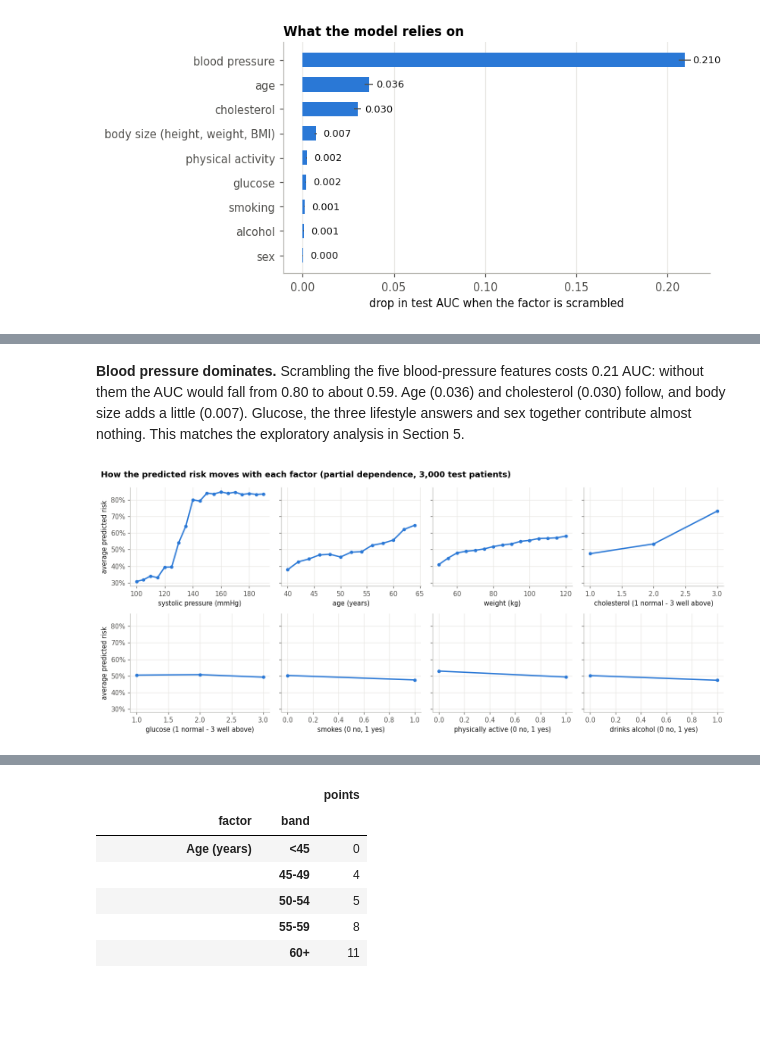
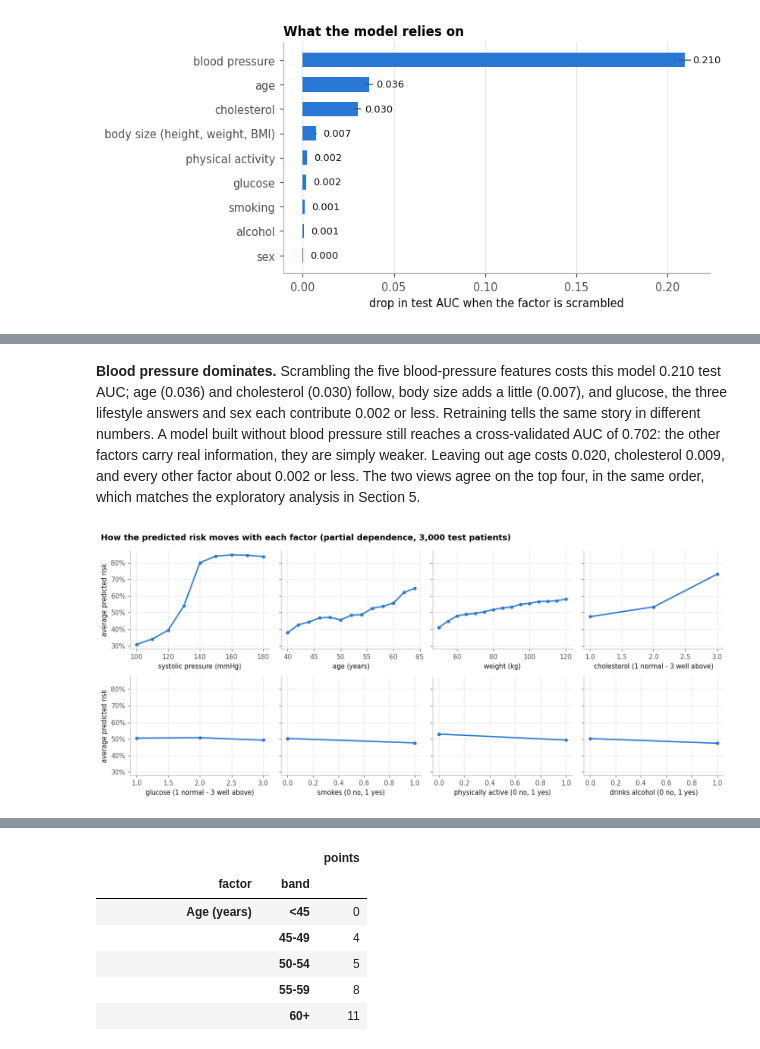
Before and after one commit to hadigghazi/cardio-risk, a Jupyter notebook: report.ipynb, the cells around one changed output, grey strips where cells are left out. Cells and saved outputs as stored; diff of their text form; code cells hidden in the pictures; blank space fills up the shorter version.

```diff
--- a/report.ipynb
+++ b/report.ipynb
@@ -486,7 +547,8 @@ replacing it.
 rows = []
 for s in STRATEGIES:
     d, _ = clean(raw, s)
-    rows.append({"strategy": s, "records": len(d),
+    d = d[d["id"].isin(train_ids)]
+    rows.append({"strategy": s, "training records": len(d),
                  "corr(systolic, cardio)": d["ap_hi"].corr(d["cardio"]),
                  "corr(diastolic, cardio)": d["ap_lo"].corr(d["cardio"]),
                  "mean systolic": d["ap_hi"].mean(), "max systolic": d["ap_hi"].max()})
@@ -862,7 +966,7 @@ def framingham_terms(df: pd.DataFrame) -> np.ndarray:
 def framingham_risk(df: pd.DataFrame) -> pd.Series:
     """Published Framingham 10-year CVD risk, as a clinician would compute it, with nothing refitted."""
     terms = framingham_terms(df)
-    risk = np.empty(len(df))
+    risk = np.full(len(df), np.nan)
     for male, c in FRAMINGHAM.items():
         rows = df["male"].to_numpy() == male
         beta = np.array([c["ln_age"], c["ln_bmi"], c["ln_sbp"], c["smoke"], c["diabetes"]])
@@ -1314,12 +1542,13 @@ interval. If an interval excludes zero, the difference is unlikely to be chance.
 # %%
 pairs = [(chosen, other) for other in ["Random forest", "Neural network (MLP)", "Logistic regression",
-                                        "Framingham form (refit)", "Systolic pressure alone"]]
+                                        "Framingham form (refit)", "Systolic pressure alone"] if other != chosen]
 diffs = []
 for a, b in pairs:
     d = auc_boot[a] - auc_boot[b]
     lo, hi = interval(d)
-    diffs.append({"comparison": f"{a} − {b}", "AUC difference": roc_auc_score(y_test, test_scores[a])
-                  - roc_auc_score(y_test, test_scores[b]), "95% CI": f"{lo:+.4f} to {hi:+.4f}",
-                  "excludes zero": lo > 0 or hi < 0})
+    blo, bhi = interval(d, level=1 - 0.05 / len(pairs))
+    diffs.append({"comparison": f"{a} − {b}",
+                  "AUC difference": roc_auc_score(y_test, test_scores[a]) - roc_auc_score(y_test, test_scores[b]),
+                  "95% CI": f"{lo:+.4f} to {hi:+.4f}", f"{1 - 0.05 / len(pairs):.0%} CI (adjusted)": f"{blo:+.4f} to {bhi:+.4f}"})
 pd.DataFrame(diffs).set_index("comparison").style.format({"AUC difference": "{:+.4f}"})
 # %% [output]
@@ -1432,7 +1662,11 @@ def grouped_permutation_importance(model, df: pd.DataFrame, groups: dict = FEATU
 
 def partial_dependence_curve(model, df: pd.DataFrame, feature: str, values) -> pd.Series:
     """Average predicted risk when every patient's `feature` is set to each value in turn, with the
-    features derived from it recomputed, so the model never sees an impossible combination."""
+    features derived from it recomputed, so the model never sees an impossible combination.
+
+    For systolic pressure, a diastolic reading that would reach the new systolic value is capped 10 mmHg
+    below it; at the low end of the curve this also lowers some diastolic readings (about 7% of patients
+    at 100 mmHg, under 1% from 120 mmHg up), so that end is not a pure systolic effect."""
     out = {}
     for v in values:
         d = df.copy()
@@ -1442,6 +1676,26 @@ def partial_dependence_curve(model, df: pd.DataFrame, feature: str, values) -> p
         d = add_features(d.drop(columns=DERIVED_FEATURES))
         out[v] = model.predict_proba(d[FEATURES])[:, 1].mean()
     return pd.Series(out, name=feature)
+
+
+def drop_group_importance(estimator, train: pd.DataFrame, groups: dict = FEATURE_GROUPS,
+                          n_jobs: int = N_JOBS) -> pd.DataFrame:
+    """Cross-validated AUC (training patients) of the same model retrained without each group of
+    features. Unlike permutation importance, this asks what the data can do without a group, not how
+    much one fitted model leans on it."""
+    from sklearn.base import clone
+    from sklearn.model_selection import cross_val_score
+
+    def cv_auc(cols):
+        return cross_val_score(clone(estimator), train[cols], train[TARGET], cv=cv_splitter(),
+                               scoring="roc_auc", n_jobs=n_jobs).mean()
+
+    full = cv_auc(FEATURES)
+    rows = [{"features left out": "none (all 15)", "CV AUC": full, "AUC lost": 0.0}]
+    for name, cols in groups.items():
+        auc = cv_auc([f for f in FEATURES if f not in cols])
+        rows.append({"features left out": name, "CV AUC": auc, "AUC lost": full - auc})
+    return pd.DataFrame(rows).set_index("features left out")
 # %%
 importance = grouped_permutation_importance(final, test)
 
@@ -1460,31 +1730,34 @@ plt.show()
 # %% [markdown]
-**Blood pressure dominates.** Scrambling the five blood-pressure features costs 0.21 AUC: without
-them the AUC would fall from 0.80 to about 0.59. Age (0.036) and cholesterol (0.030) follow,
-and body size adds a little (0.007). Glucose, the three lifestyle answers and sex together contribute
-almost nothing. This matches the exploratory analysis in Section 5.
+**Blood pressure dominates.** Scrambling the five blood-pressure features costs this model 0.210 test
+AUC; age (0.036) and cholesterol (0.030) follow, body size adds a little (0.007), and glucose, the
+three lifestyle answers and sex each contribute 0.002 or less. Retraining tells the same story
+in different numbers. A model built without blood pressure still reaches a cross-validated AUC of
+0.702: the other factors carry real information, they are simply weaker. Leaving out age costs
+0.020, cholesterol 0.009, and every other factor about 0.002 or less. The two views agree on the
+top four, in the same order, which matches the exploratory analysis in Section 5.
 # %%
-curves = [("ap_hi", range(100, 191, 5), "systolic pressure (mmHg)"),
+curves = [("ap_hi", range(100, 181, 10), "systolic pressure (mmHg)"),
           ("age_years", range(40, 66, 2), "age (years)"),
           ("weight", range(50, 121, 5), "weight (kg)"),
           ("cholesterol", [1, 2, 3], "cholesterol (1 normal - 3 well above)"),
           ("gluc", [1, 2, 3], "glucose (1 normal - 3 well above)"),
           ("smoke", [0, 1], "smokes (0 no, 1 yes)"),
           ("active", [0, 1], "physically active (0 no, 1 yes)"),
           ("alco", [0, 1], "drinks alcohol (0 no, 1 yes)")]
 sample = test.sample(3000, random_state=SEED)
 
 fig, axes = plt.subplots(2, 4, figsize=(13, 5.6), sharey=True)
 for ax, (feature, values, label) in zip(axes.flat, curves):
     pdc = partial_dependence_curve(final, sample, feature, list(values))
     ax.plot(pdc.index, pdc.values, "-o", color=NO_CVD, lw=2, ms=4)
     ax.set(xlabel=label)
     ax.yaxis.set_major_formatter(plt.matplotlib.ticker.PercentFormatter(1, decimals=0))
 for ax in axes[:, 0]:
     ax.set_ylabel("average predicted risk")
 fig.suptitle("How the predicted risk moves with each factor (partial dependence, 3,000 test patients)",
              x=0.01, ha="left", fontsize=12, fontweight="bold")
 fig.tight_layout()
 fig.savefig(FIGURES / "fig11_partial_dependence.png")
 plt.show()
 # %% [output]
-[figure, old version]
+[figure, new version]
```
Also changed, not shown: parts of 86 cells of this notebook, 12 other files.
